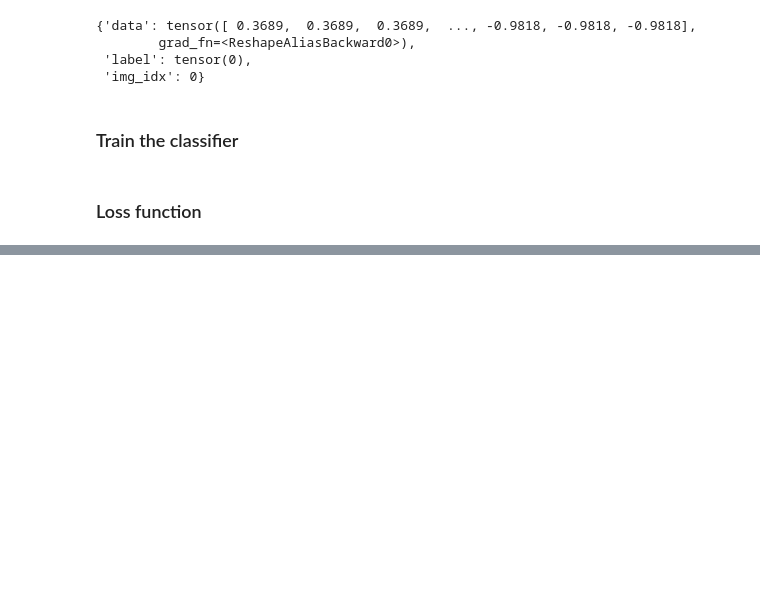
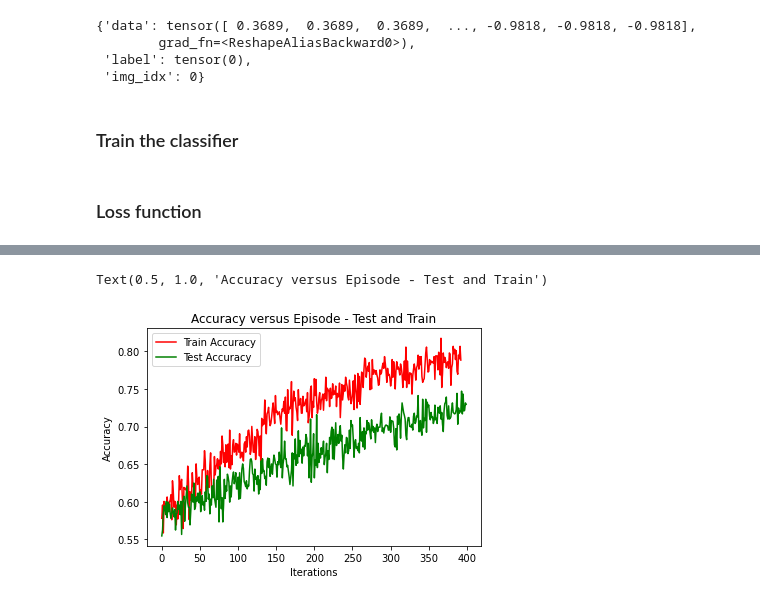
Before and after one commit to raman32/cse676project, a Jupyter notebook: Classifier.ipynb, the cells around one changed output, grey strips where cells are left out. Saved outputs shown, nothing was run; the diff lists cells and outputs as text; code cells hidden in the pictures; blank space fills up the shorter version.

```diff
--- a/Classifier.ipynb
+++ b/Classifier.ipynb
@@ -139,23 +143,33 @@ def accuracy(predicted, actual):
 # %%
 test_accuracy = []
 train_accuracy = []
+train_loss = []
+test_loss = []
 for epoch in range(epochs):
     for i, data in enumerate(data_train):
         optimizer.zero_grad()
-        print((data["data"]).shape)
+
         output = classifier(data["data"])
-        print((data["label"]))
-        print("output",np.argmax(output.detach().numpy(),axis=1))
+
+        print("output",(np.argmax(output.detach().numpy(),axis=1)== data["label"].detach().numpy()).sum())
         loss = loss_function(output, data["label"])
         loss.backward()
+        train_loss.append(loss.item())
         optimizer.step()
         train_accuracy.append(accuracy(output,data["label"]))
         print(train_accuracy[-1])
 
 
-    for i, data in enumerate(data_test):
-        optimizer.zero_grad()
-        output_test = classifier(data["data"])
-        test_accuracy.append(accuracy(output_test, data["label"]))
+        for j, data in enumerate(data_test):
+            optimizer.zero_grad()
+            output_test = classifier(data["data"])
+            test_accuracy.append(accuracy(output_test, data["label"]))
+            loss  = loss_function(output_test, data['label'])
+            test_loss.append(loss.item())
+            if j > 0:
+                break
+    if train_accuracy[-1] > 0.75:
+        break
+    torch.save(classifier.state_dict(),'Classifier_state_dict.pt')
     print('Epoch: ',epoch,"Training accuracy: ",train_accuracy[-1], "Testing accuracy",test_accuracy[-1])
 # %% [output]
@@ -197,0 +197,11 @@ output [48 48 48 ... 48 48 48]
+# %%
+fig,axs = plt.subplots()
+axs.plot(np.array(train_accuracy), c = 'r', label = 'Train Accuracy')
+axs.plot(np.array(test_accuracy)[0:400], c = 'g', label = 'Test Accuracy')
+axs.legend()
+axs.set_xlabel('Iterations')
+axs.set_ylabel('Accuracy')
+axs.set_title('Accuracy versus Episode - Test and Train')
+# %% [output]
+Text(0.5, 1.0, 'Accuracy versus Episode - Test and Train')
+[figure, added]
```
Also changed, not shown: parts of 12 cells of this notebook, 1 other file.
